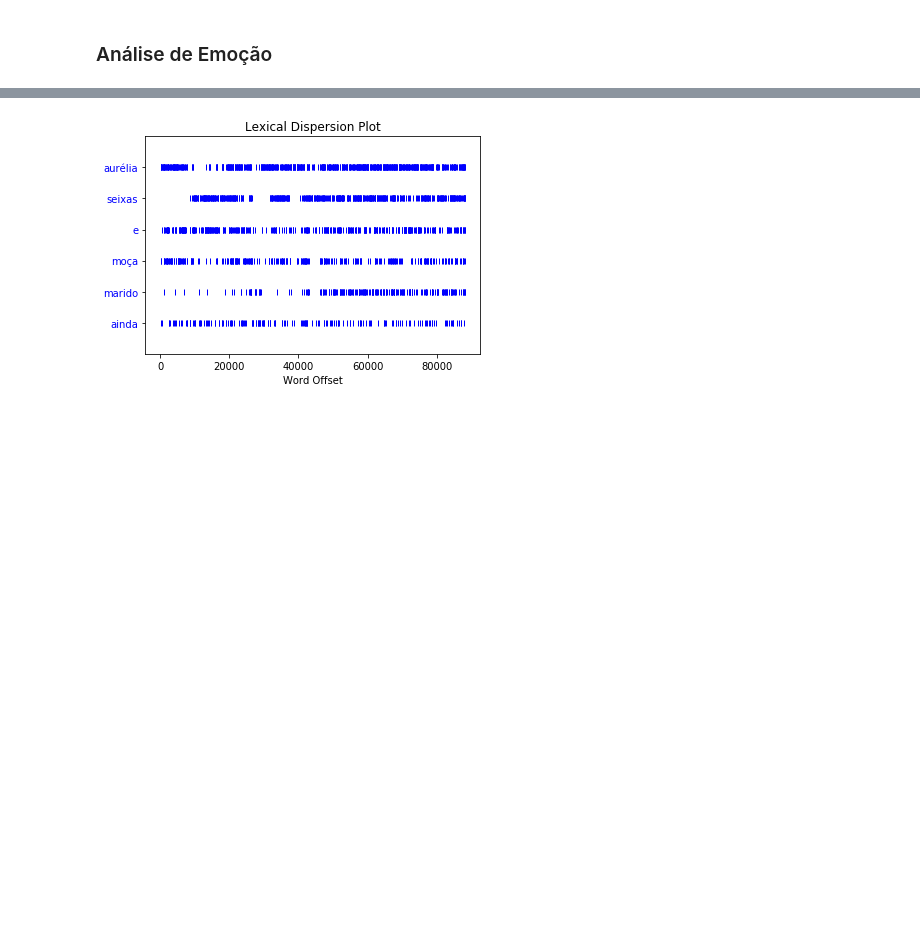
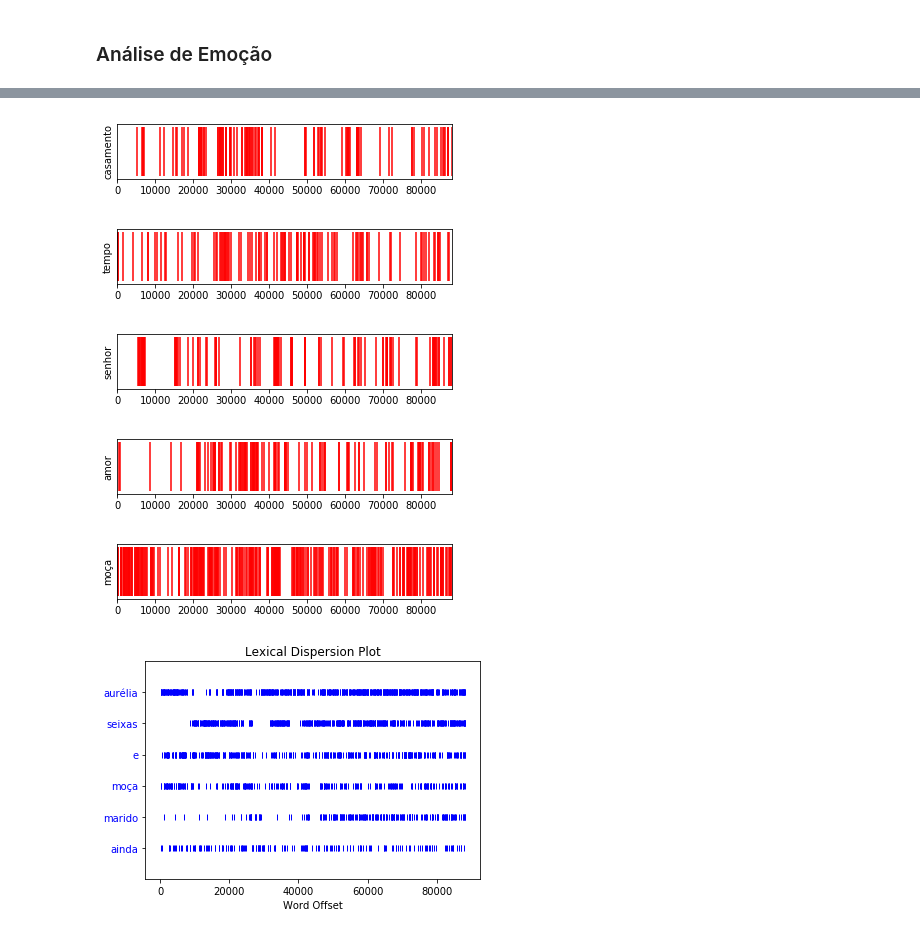
Before and after one commit to ellfiscina/TextMining, a Jupyter notebook: SimplePreprocess.ipynb, the cells around one changed output, grey strips where cells are left out. Saved outputs shown, nothing was run; the diff lists cells and outputs as text; code cells hidden in the pictures; blank space fills up the shorter version.

```diff
--- a/SimplePreprocess.ipynb
+++ b/SimplePreprocess.ipynb
@@ -117,3 +116,32 @@ text.dispersion_plot(wordArray)
+# %%
+import matplotlib.pyplot as plt
+
+def plot_dis():
+    j = 1
+
+    for WORD in wordArray:
+        x = []
+        for i in range(0,len(tokens)): # for every word in text
+            if tokens[i] == WORD: # check if word is word we are searching for
+                x.append(i) # if so, append its position to variable x
+
+        fig, ax = plt.subplots()
+        ax.vlines(x, 0, 1, edgecolor="red") # <-- ANSWER
+        ax.set_xlim([0, len(tokens)]) # set the lower and upper limits of graph
+        ax.set_xticks([0],minor=True) # turn off: ax.set_xticks([])
+        ax.set_ylabel(WORD) # turn off by droping this line
+        ax.set_yticks([])
+        fig.set_figheight(1) # figure height, see also fig.set_figwidth()
+        fig.savefig(f'img{j}.png')   # save the figure to file
+        plt.close(fig)
+# %%
+plot_dis()
+# %% [output]
+[figure, added]
+[figure, added]
+[figure, added]
+[figure, added]
+[figure, added]
 # %%
 sortedToken = sorted(list(set(filtered_tokens)), key=lambda token: dist[token], reverse=True)
 text.dispersion_plot(sortedToken[:6])
```
Also changed, not shown: parts of 8 cells of this notebook, 3 other files.
